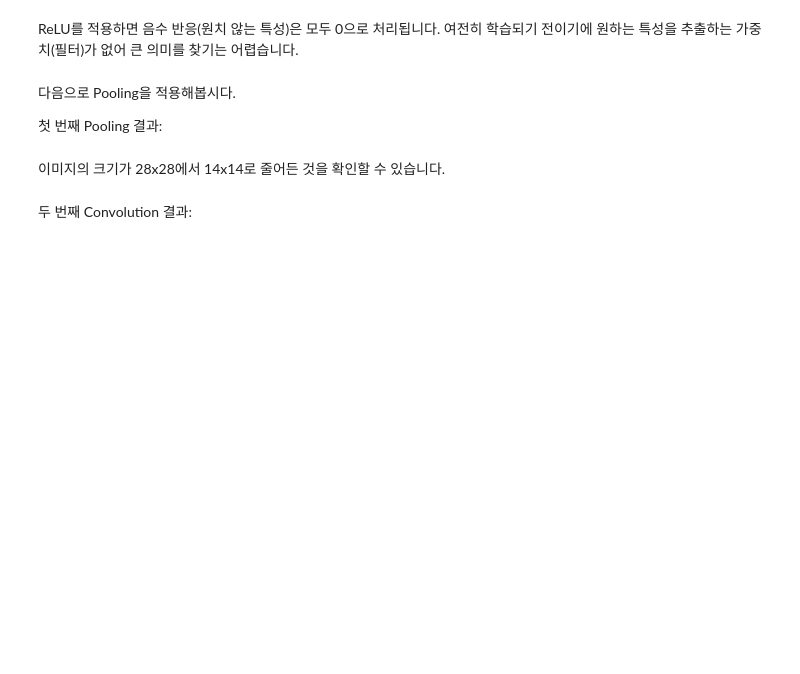
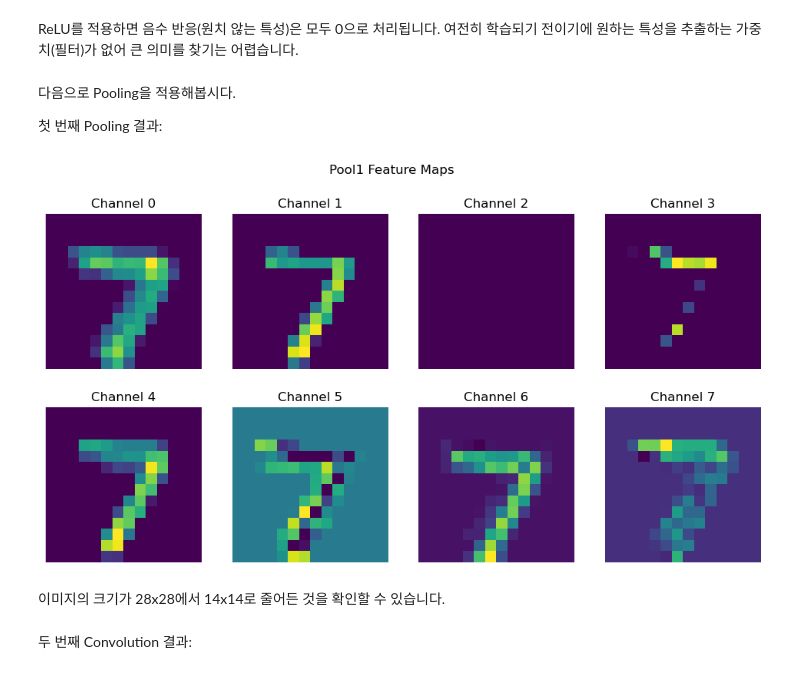
Before and after one commit to seungmin127/Vision-LLM-202435002, a Jupyter notebook: 03_DL-and-GPU.ipynb, the cells around one changed output. Drawn from its saved outputs; the diff is of its cells as text; code cells hidden in the pictures; blank space fills up the shorter version.

```diff
--- a/03_DL-and-GPU.ipynb
+++ b/03_DL-and-GPU.ipynb
@@ -1652,9 +1805,12 @@ ReLU를 적용하면 음수 반응(원치 않는 특성)은 모두 0으로 처
 # %%
 show_feature_maps(
     features["pool1"],
     title="Pool1 Feature Maps",
     max_maps=8,
+    cmap="viridis"
 )
+# %% [output]
+[figure, added]
 # %% [markdown]
 이미지의 크기가 28x28에서 14x14로 줄어든 것을 확인할 수 있습니다.
 # %% [markdown]
```
Also changed, not shown: parts of 52 cells of this notebook, 11 other files.
